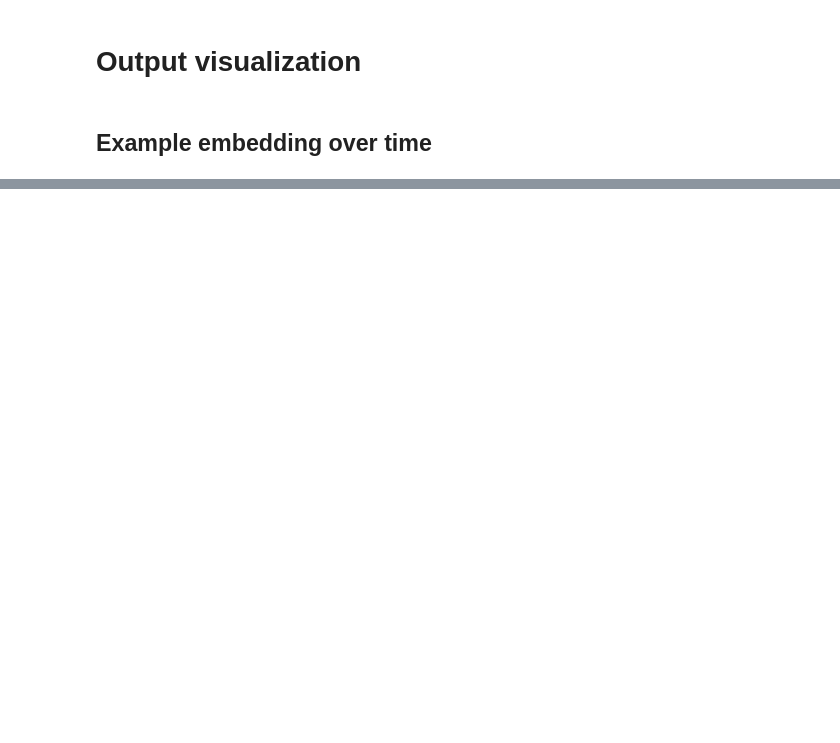
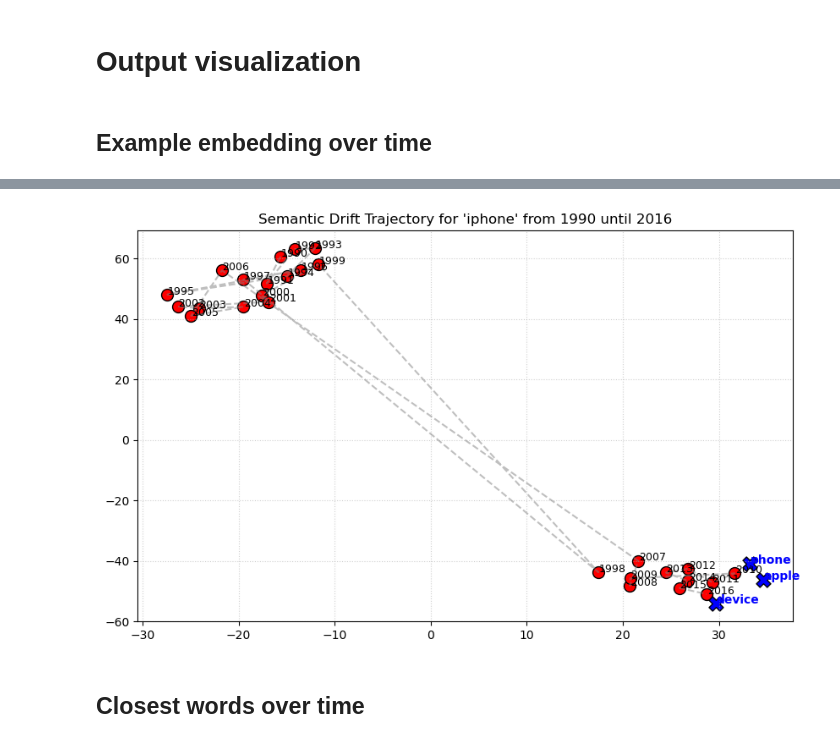
Before and after one commit to MarkusStefan/Semantic-Embedding-Evolution, a Jupyter notebook: notebooks/reproduction.ipynb, the cells around one changed output, grey strips where cells are left out. Drawn from its saved outputs; the diff is of its cells as text; code cells hidden in the pictures; blank space fills up the shorter version.

```diff
--- a/notebooks/reproduction.ipynb
+++ b/notebooks/reproduction.ipynb
@@ -204,0 +269,6 @@ plt.show()
+# %%
+plot_word_embedding_trajectory("iphone", new_meaning=["phone", "device", "apple"])
+# %% [output]
+[figure, added]
+# %% [markdown]
+## Closest words over time
```
Also changed, not shown: parts of 25 cells of this notebook.
